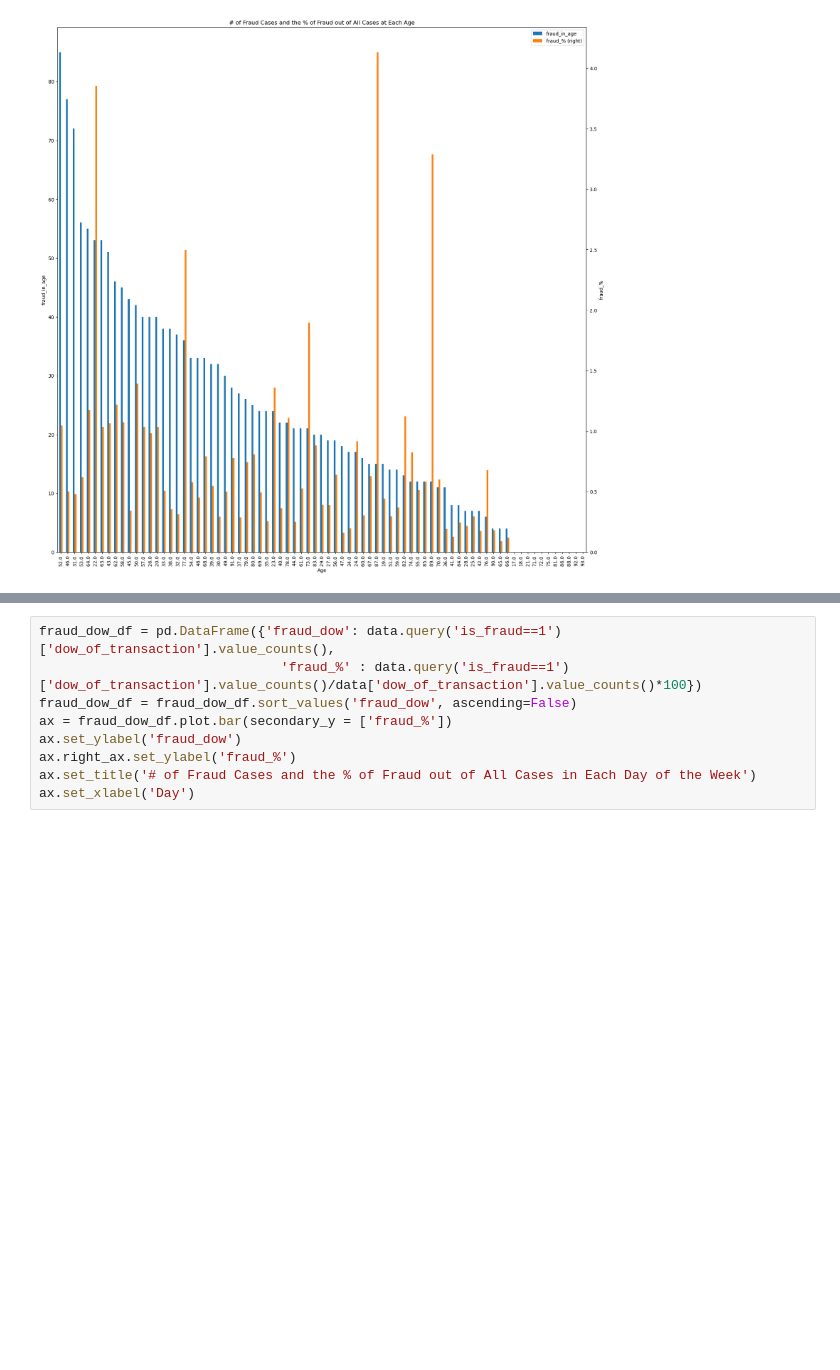
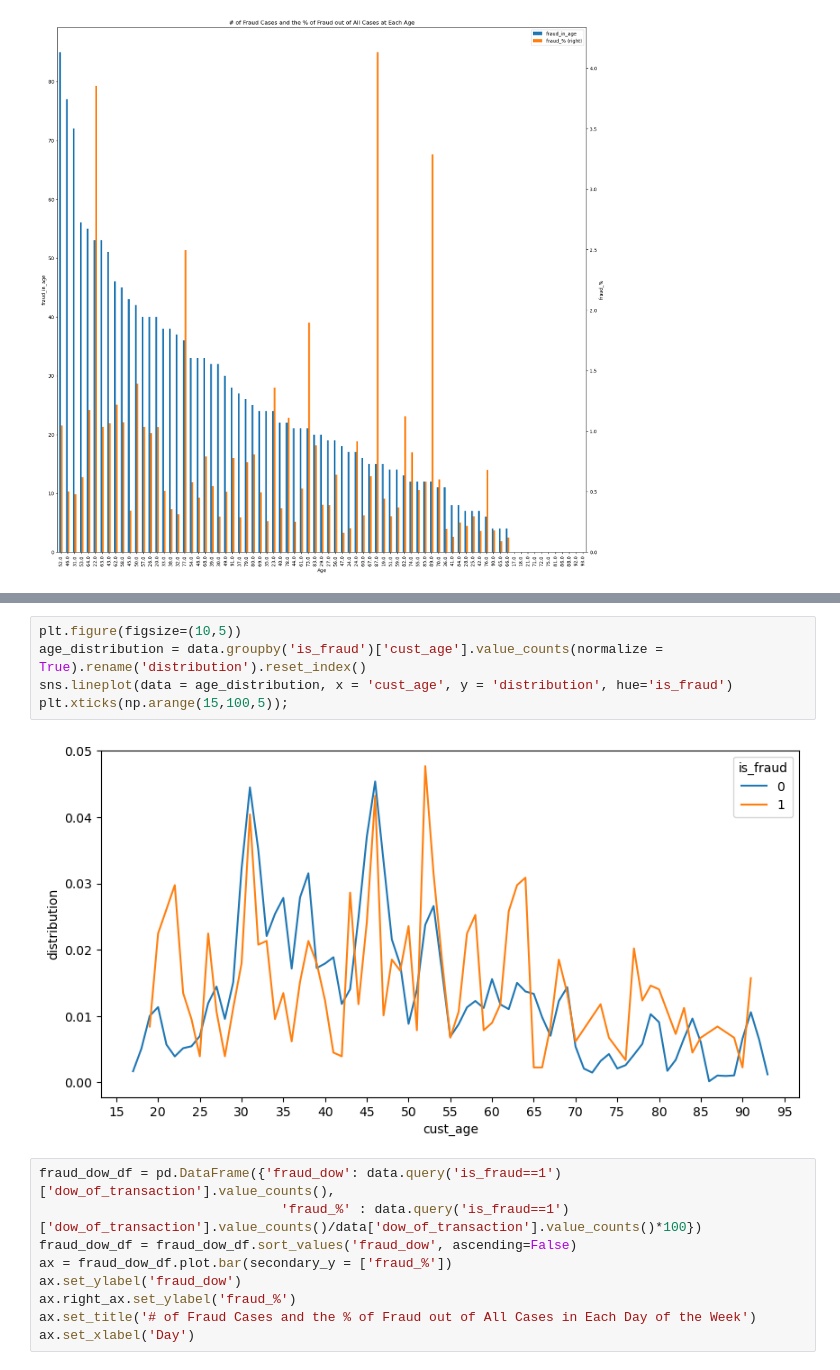
Before and after one commit to jalikens/CS484-DMA, a Jupyter notebook: Data_charts.ipynb, the cells around one changed output, grey strips where cells are left out. Saved outputs shown, nothing was run; the diff lists cells and outputs as text; blank space fills up the shorter version.

```diff
--- a/Data_charts.ipynb
+++ b/Data_charts.ipynb
@@ -82,3 +157,10 @@ Text(0.5, 0, 'Age')
+# %%
+plt.figure(figsize=(10,5))
+age_distribution = data.groupby('is_fraud')['cust_age'].value_counts(normalize = True).rename('distribution').reset_index()
+sns.lineplot(data = age_distribution, x = 'cust_age', y = 'distribution', hue='is_fraud')
+plt.xticks(np.arange(15,100,5));
+# %% [output]
+[figure, added]
 # %%
 fraud_dow_df = pd.DataFrame({'fraud_dow': data.query('is_fraud==1')['dow_of_transaction'].value_counts(),
                                'fraud_%' : data.query('is_fraud==1')['dow_of_transaction'].value_counts()/data['dow_of_transaction'].value_counts()*100})
```
Also changed, not shown: parts of 10 cells of this notebook, 1 other file.
